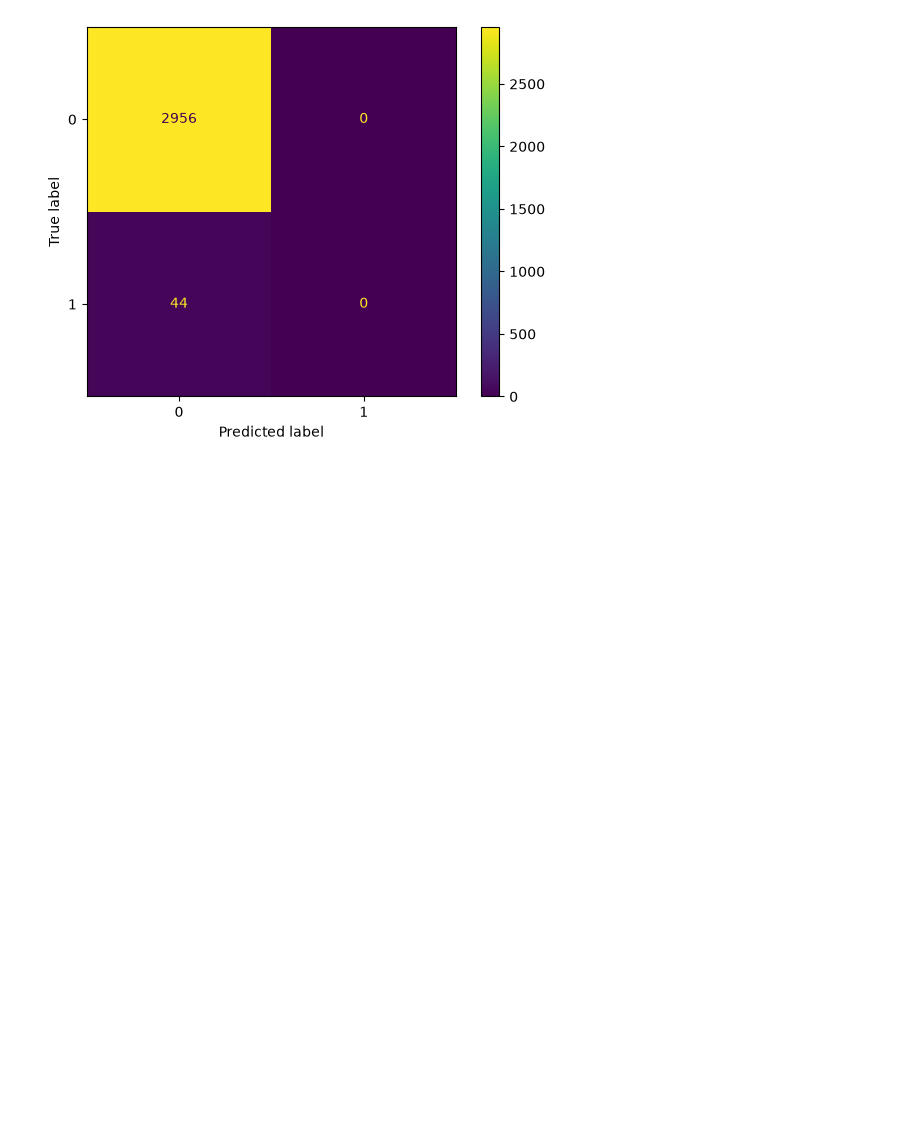
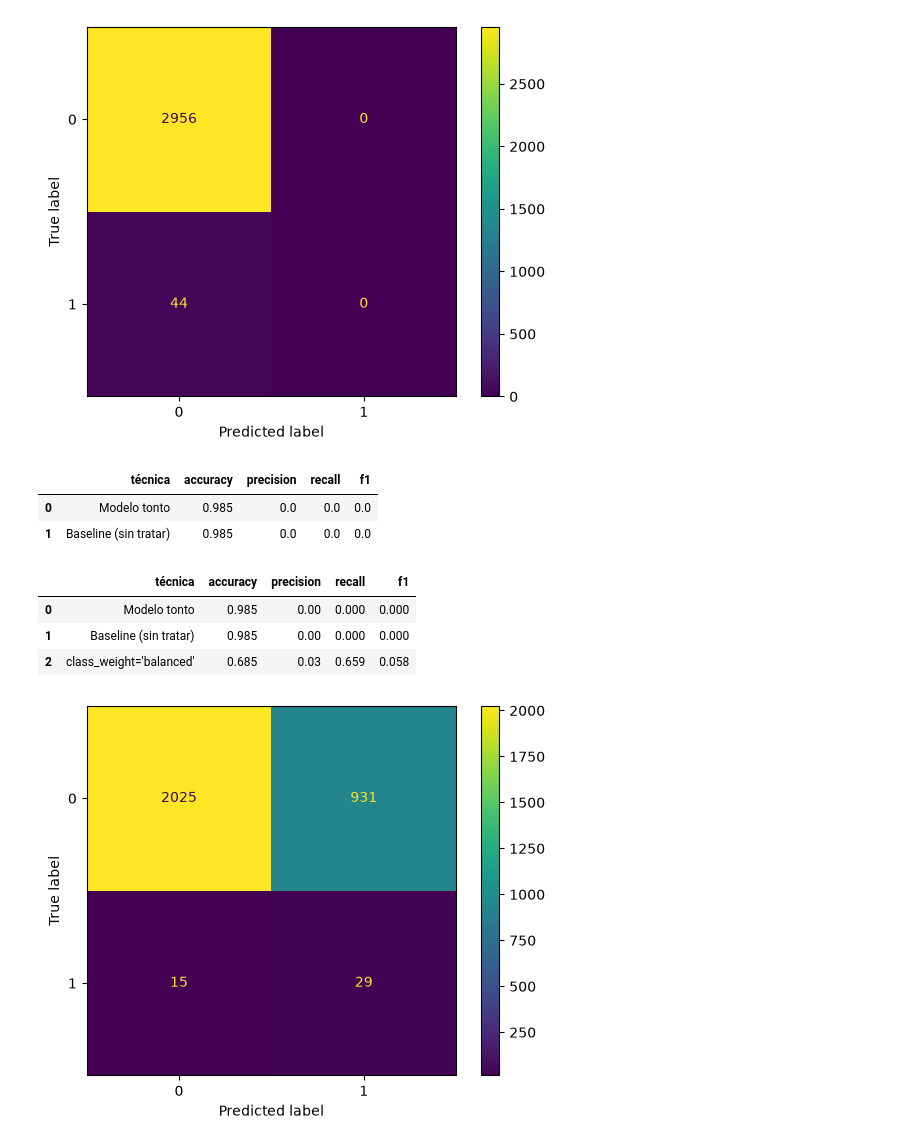
Before and after one commit to esrakesken/pildora-datos-desbalanceados, a Jupyter notebook: notebooks/01-demo.ipynb, the cells around one changed output. Drawn from its saved outputs; the diff is of its cells as text; code cells hidden in the pictures; blank space fills up the shorter version.

Commit message:
feat: add results table and class_weight technique

```diff
--- a/notebooks/01-demo.ipynb
+++ b/notebooks/01-demo.ipynb
@@ -42,3 +40,37 @@ ConfusionMatrixDisplay.from_predictions(y_test, y_pred);
    macro avg      0.493     0.500     0.496      3000
 weighted avg      0.971     0.985     0.978      3000
 [figure]
+# %%
+from sklearn.metrics import precision_score, recall_score, f1_score
+
+resultados = []
+
+def evaluar(nombre, y_true, y_pred):
+    resultados.append({
+        "técnica": nombre,
+        "accuracy": accuracy_score(y_true, y_pred),
+        "precision": precision_score(y_true, y_pred, zero_division=0),
+        "recall": recall_score(y_true, y_pred),
+        "f1": f1_score(y_true, y_pred),
+    })
+    return pd.DataFrame(resultados).round(3)
+
+evaluar("Modelo tonto", y_test, y_pred_tonto)
+evaluar("Baseline (sin tratar)", y_test, y_pred)
+# %% [output]
+|  | técnica | accuracy | precision | recall | f1 |
+| 0 | Modelo tonto | 0.985 | 0.0 | 0.0 | 0.0 |
+| 1 | Baseline (sin tratar) | 0.985 | 0.0 | 0.0 | 0.0 |
+# %%
+modelo_cw = LogisticRegression(max_iter=1000, class_weight="balanced")
+modelo_cw.fit(X_train, y_train)
+y_pred_cw = modelo_cw.predict(X_test)
+
+ConfusionMatrixDisplay.from_predictions(y_test, y_pred_cw)
+evaluar("class_weight='balanced'", y_test, y_pred_cw)
+# %% [output]
+|  | técnica | accuracy | precision | recall | f1 |
+| 0 | Modelo tonto | 0.985 | 0.00 | 0.000 | 0.000 |
+| 1 | Baseline (sin tratar) | 0.985 | 0.00 | 0.000 | 0.000 |
+| 2 | class_weight='balanced' | 0.685 | 0.03 | 0.659 | 0.058 |
+[figure, added]
```
Also changed, not shown: parts of 1 cell of this notebook.
